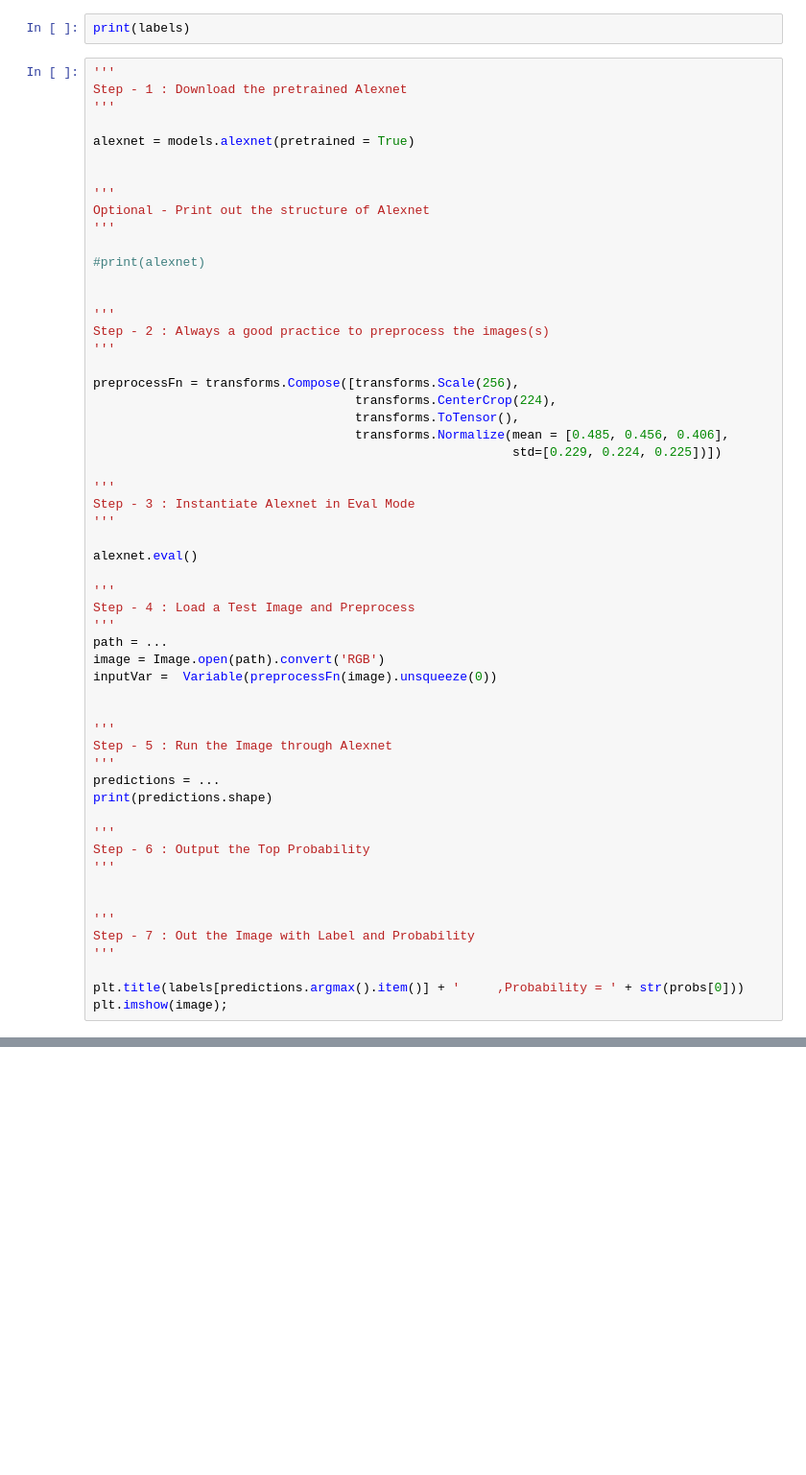
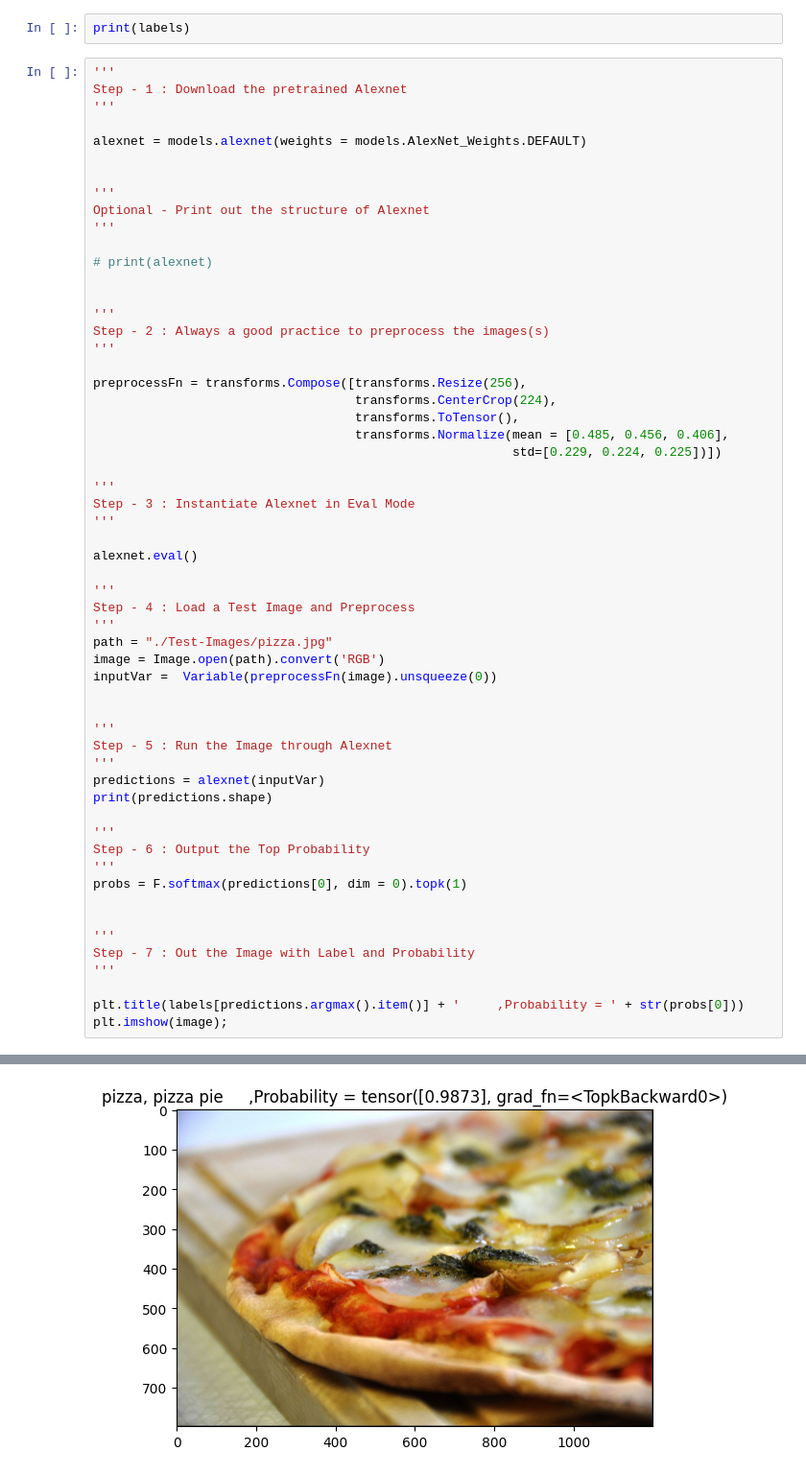
Before and after one commit to derethil/school, a Jupyter notebook: deepLearning/hw4/Alexnet.ipynb, the cells around one changed output, grey strips where cells are left out. Shown: that part at 96% size. Drawn from its saved outputs; the diff is of its cells as text; blank space fills up the shorter version.

```diff
--- a/deepLearning/hw4/Alexnet.ipynb
+++ b/deepLearning/hw4/Alexnet.ipynb
@@ -76,21 +76,21 @@ print(labels)
 Step - 1 : Download the pretrained Alexnet
 '''
 
-alexnet = models.alexnet(pretrained = True)
+alexnet = models.alexnet(weights = models.AlexNet_Weights.DEFAULT)
 
 
 '''
 Optional - Print out the structure of Alexnet
 '''
 
-#print(alexnet)
+# print(alexnet)
 
 
 '''
 Step - 2 : Always a good practice to preprocess the images(s)
 '''
 
-preprocessFn = transforms.Compose([transforms.Scale(256),
+preprocessFn = transforms.Compose([transforms.Resize(256),
                                    transforms.CenterCrop(224),
                                    transforms.ToTensor(),
                                    transforms.Normalize(mean = [0.485, 0.456, 0.406],
@@ -105,7 +105,7 @@ alexnet.eval()
 '''
 Step - 4 : Load a Test Image and Preprocess
 '''
-path = ...
+path = "./Test-Images/pizza.jpg"
 image = Image.open(path).convert('RGB')
 inputVar =  Variable(preprocessFn(image).unsqueeze(0))
 
@@ -113,12 +113,13 @@ inputVar =  Variable(preprocessFn(image).unsqueeze(0))
 '''
 Step - 5 : Run the Image through Alexnet
 '''
-predictions = ...
+predictions = alexnet(inputVar)
 print(predictions.shape)
 
 '''
 Step - 6 : Output the Top Probability
 '''
+probs = F.softmax(predictions[0], dim = 0).topk(1)
 
 
 '''
@@ -127,3 +128,4 @@ Step - 7 : Out the Image with Label and Probability
 
 plt.title(labels[predictions.argmax().item()] + '     ,Probability = ' + str(probs[0]))
 plt.imshow(image);
+# %% [output]
@@ -130,3 +133,4 @@ plt.imshow(image);
+[figure, added]
 # %%
 #Code to extract 1st Layer from Alexnet and Display shape
 
```
Also changed, not shown: parts of 4 cells of this notebook, 8 other files.
